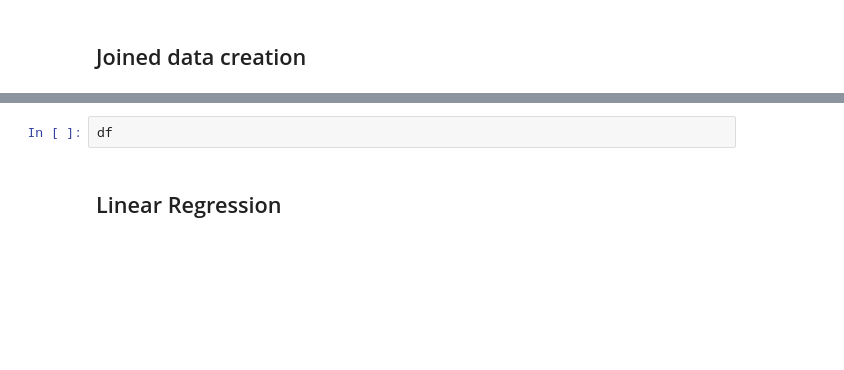
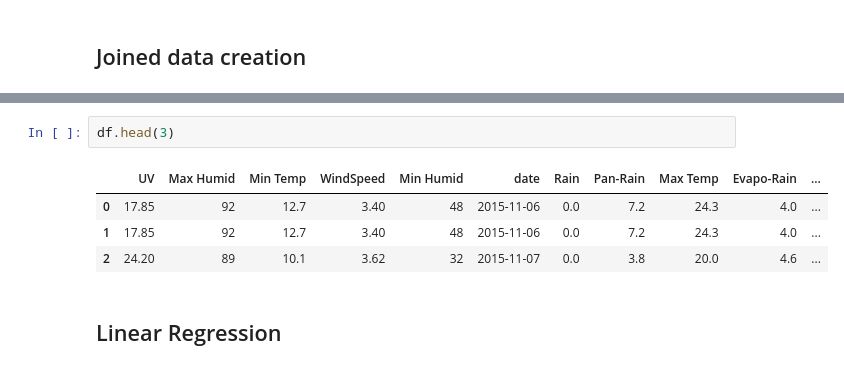
Before and after one commit to jeffphan8816/CloudDataScience, a Jupyter notebook: frontend/crime_vs_weather.ipynb, the cells around one changed output, grey strips where cells are left out. Drawn from its saved outputs; the diff is of its cells as text; blank space fills up the shorter version.

```diff
--- a/frontend/crime_vs_weather.ipynb
+++ b/frontend/crime_vs_weather.ipynb
@@ -84,5 +124,10 @@ df.shape
 # %%
-df
+df.head(3)
+# %% [output]
+|  | UV | Max Humid | Min Temp | WindSpeed | Min Humid | date | Rain | Pan-Rain | Max Temp | Evapo-Rain | ... |
+| 0 | 17.85 | 92 | 12.7 | 3.40 | 48 | 2015-11-06 | 0.0 | 7.2 | 24.3 | 4.0 | ... |
+| 1 | 17.85 | 92 | 12.7 | 3.40 | 48 | 2015-11-06 | 0.0 | 7.2 | 24.3 | 4.0 | ... |
+| 2 | 24.20 | 89 | 10.1 | 3.62 | 32 | 2015-11-07 | 0.0 | 3.8 | 20.0 | 4.6 | ... |
 # %% [markdown]
 ## Linear Regression
 # %%
```
Also changed, not shown: parts of 20 cells of this notebook, 1 other file.
